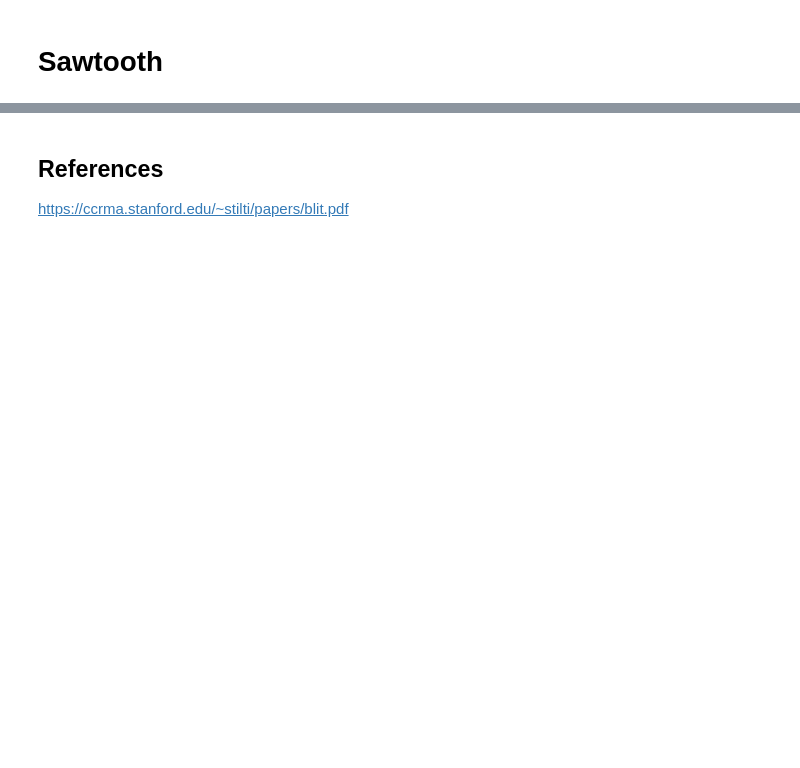
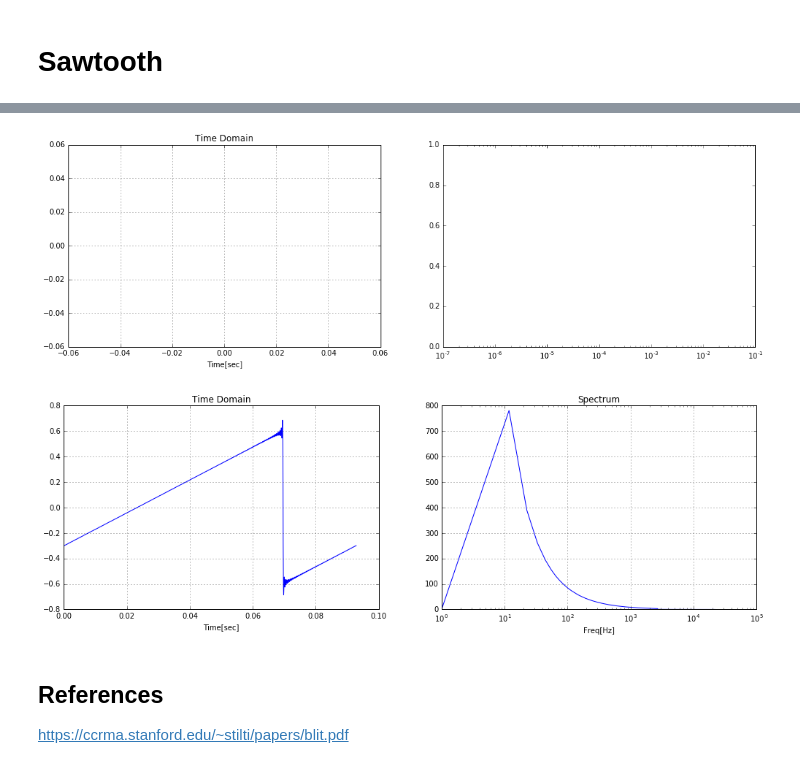
Before and after one commit to znibbles/01-advanced-synthesis-techniques, a Jupyter notebook: 01-BLIT.ipynb, the cells around one changed output, grey strips where cells are left out. Saved outputs shown, nothing was run; the diff lists cells and outputs as text; code cells hidden in the pictures; blank space fills up the shorter version.

```diff
--- a/01-BLIT.ipynb
+++ b/01-BLIT.ipynb
@@ -115,6 +117,33 @@ plt.show()
 Audio(data=saw, rate=fs)
 # %% [output]
 [interactive output not drawn]
+# %%
+def sawToothTable(N=4096, fs = 44100, M=None, phaseOffset = 0.25):
+    """
+    Generate a BLIT synthesized Sawtooth table.
+    If M == None,
+    """
+    n = np.arange(N)+1+N*phaseOffset
+
+    T1 = N/fs# 1./freq #period in Seconds
+
+    Ts = 1./fs #sampling Period
+    P = T1/Ts # (1/freq)*fs
+    if M== None:
+        M = 2*np.floor(P/2.)+1 #Number of Harmonics
+    y = sampledSinc(n, M, P) #sinc signal
+
+    avg = np.average(y) #get DC component of BLIT
+    saw = np.cumsum(y-avg) # integrate after removing the dc component
+    saw -= np.average(saw) #remove DC component of result
+
+    return saw
+# %%
+sawTable = sawToothTable(M=500)
+tfPlot(sawTable, fs=fs)
+# %% [output]
+[figure, added]
+[figure, added]
 # %% [markdown]
 ## References
 https://ccrma.stanford.edu/~stilti/papers/blit.pdf
```
Also changed, not shown: parts of 4 cells of this notebook.
